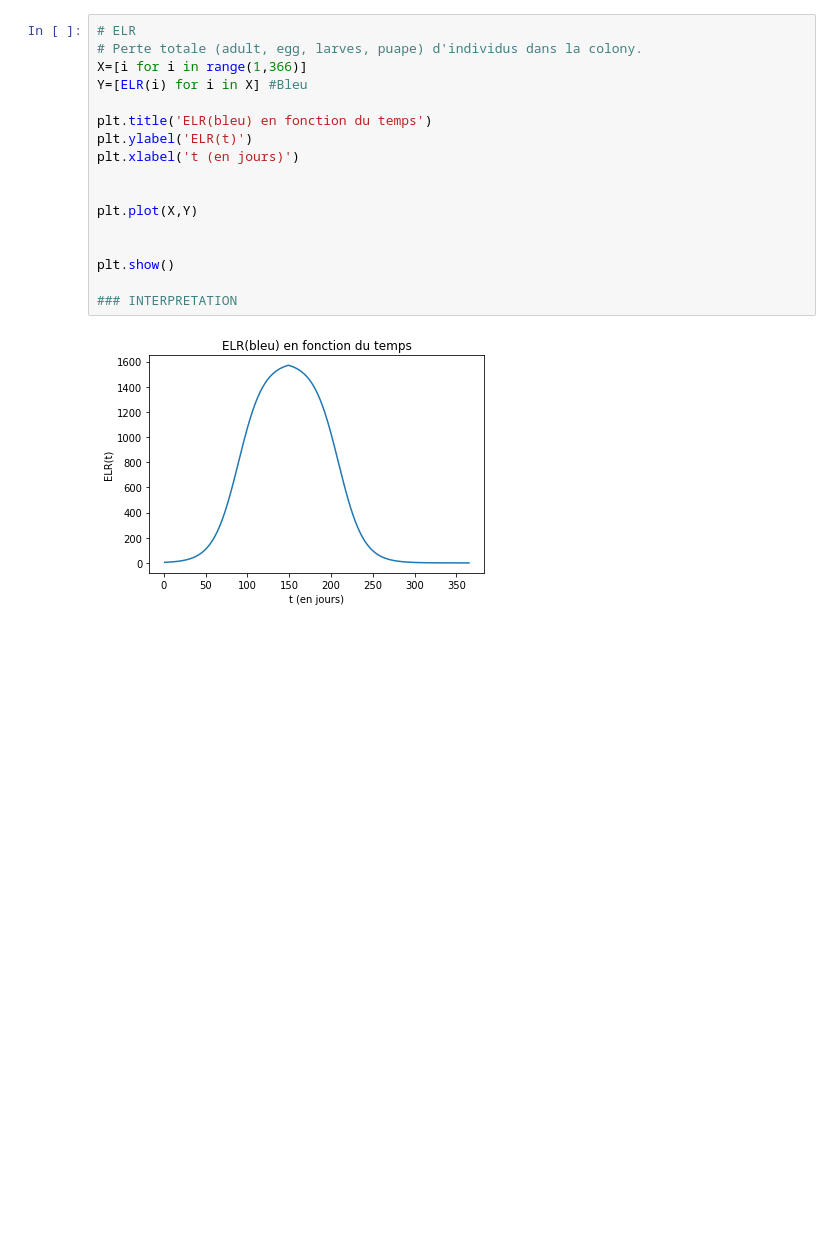
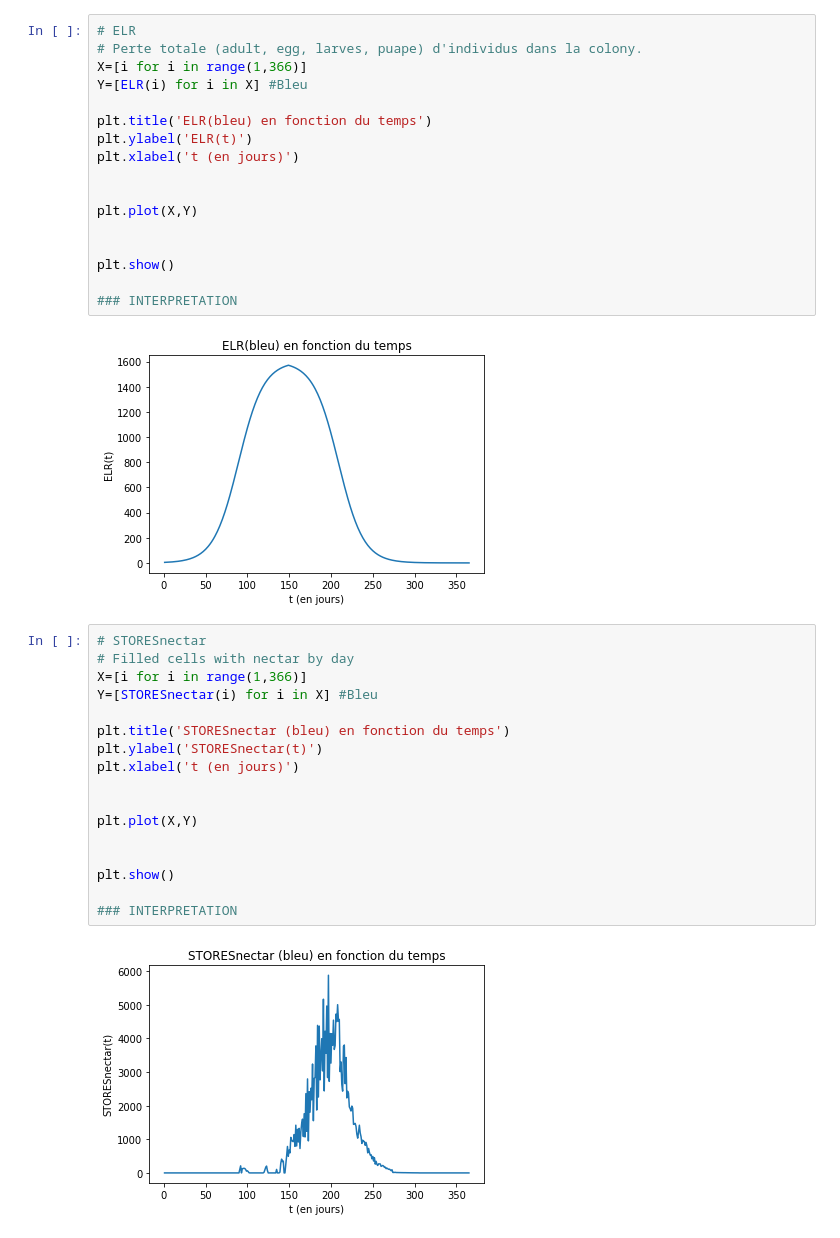
Before and after one commit to gourcmathis/Beenamics, a Jupyter notebook: notebook_shared/notebook_shared_Beenamics_nb_EditedByRomain.ipynb, the cells around one changed output. Saved outputs shown, nothing was run; the diff lists cells and outputs as text; blank space fills up the shorter version.

```diff
--- a/notebook_shared/notebook_shared_Beenamics_nb_EditedByRomain.ipynb
+++ b/notebook_shared/notebook_shared_Beenamics_nb_EditedByRomain.ipynb
@@ -981,3 +985,22 @@ plt.show()
 ### INTERPRETATION
 # %% [output]
 [figure]
+# %%
+# STORESnectar
+# Filled cells with nectar by day
+X=[i for i in range(1,366)]
+Y=[STORESnectar(i) for i in X] #Bleu
+
+plt.title('STORESnectar (bleu) en fonction du temps')
+plt.ylabel('STORESnectar(t)')
+plt.xlabel('t (en jours)')
+
+
+plt.plot(X,Y)
+
+
+plt.show()
+
+### INTERPRETATION
+# %% [output]
+[figure, added]
```
Also changed, not shown: parts of 12 cells of this notebook.
